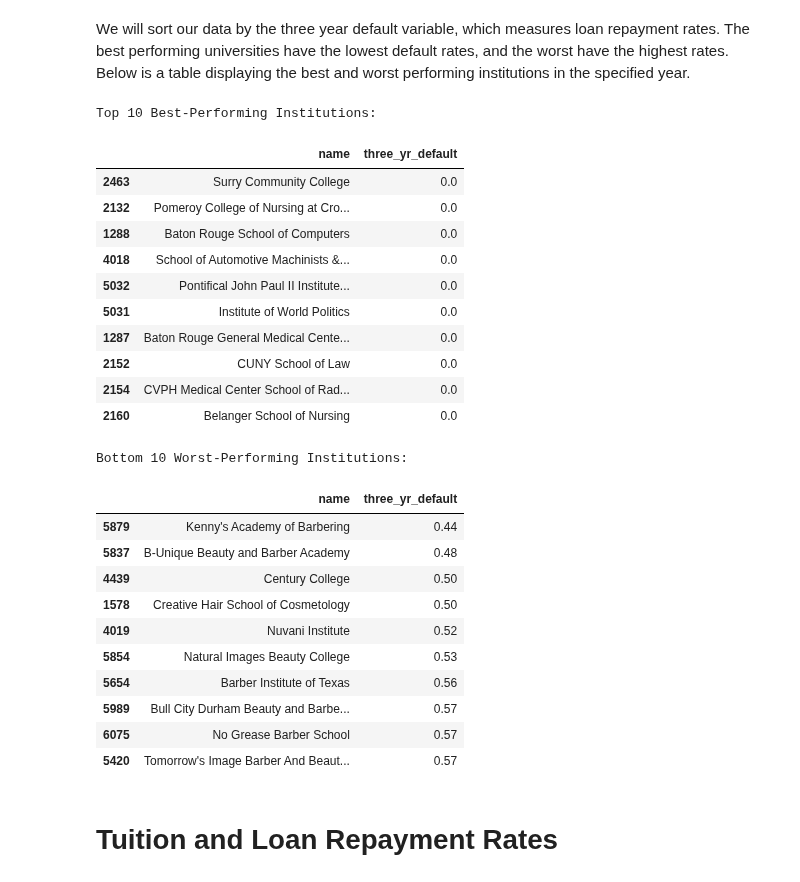
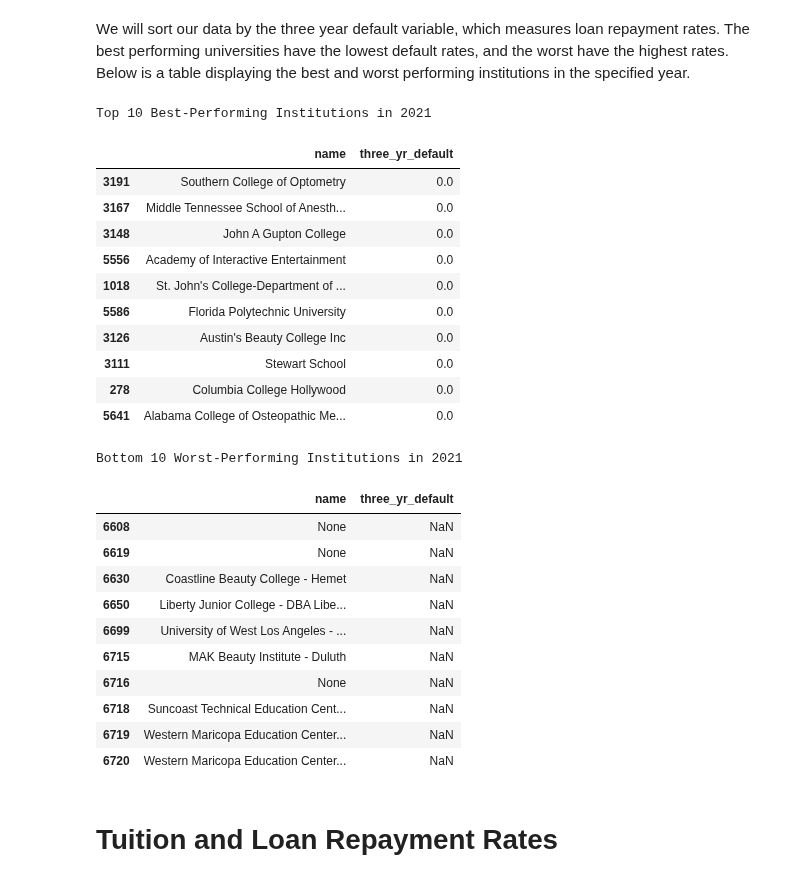
Before and after one commit to sophiagzf/teamHoward, a Jupyter notebook: create_report.ipynb, the cells around one changed output. Saved outputs shown, nothing was run; the diff lists cells and outputs as text; code cells hidden in the pictures.

```diff
--- a/create_report.ipynb
+++ b/create_report.ipynb
@@ -107,43 +109,46 @@ We will sort our data by the three year default variable, which measures loan re
 # %%
 # Extract the bottom 10 institutions
 worst_performing = df.sort_values(by='three_yr_default').tail(10)
 
 # Extract the top 10 institutions
 best_performing = df.sort_values(by='three_yr_default').head(10)
 
 best_performing_output = best_performing.loc[:, ['name', 'three_yr_default']]
 worst_performing_output = worst_performing.loc[:, ['name', 'three_yr_default']]
 
-print("Top 10 Best-Performing Institutions:")
+# Extract specified year
+yr = str.split(YEAR, "-")[0]
+
+print("Top 10 Best-Performing Institutions in", yr)
 display(best_performing_output)
 
-print("\nBottom 10 Worst-Performing Institutions:")
+print("\nBottom 10 Worst-Performing Institutions in", yr)
 display(worst_performing_output)
 # %% [output]
-Top 10 Best-Performing Institutions:
+Top 10 Best-Performing Institutions in 2021
 |  | name | three_yr_default |
-| 2463 | Surry Community College | 0.0 |
-| 2132 | Pomeroy College of Nursing at Cro... | 0.0 |
-| 1288 | Baton Rouge School of Computers | 0.0 |
-| 4018 | School of Automotive Machinists &... | 0.0 |
-| 5032 | Pontifical John Paul II Institute... | 0.0 |
-| 5031 | Institute of World Politics | 0.0 |
-| 1287 | Baton Rouge General Medical Cente... | 0.0 |
-| 2152 | CUNY School of Law | 0.0 |
-| 2154 | CVPH Medical Center School of Rad... | 0.0 |
-| 2160 | Belanger School of Nursing | 0.0 |
+| 3191 | Southern College of Optometry | 0.0 |
+| 3167 | Middle Tennessee School of Anesth... | 0.0 |
+| 3148 | John A Gupton College | 0.0 |
+| 5556 | Academy of Interactive Entertainment | 0.0 |
+| 1018 | St. John's College-Department of ... | 0.0 |
+| 5586 | Florida Polytechnic University | 0.0 |
+| 3126 | Austin's Beauty College Inc | 0.0 |
+| 3111 | Stewart School | 0.0 |
+| 278 | Columbia College Hollywood | 0.0 |
+| 5641 | Alabama College of Osteopathic Me... | 0.0 |
-Bottom 10 Worst-Performing Institutions:
+Bottom 10 Worst-Performing Institutions in 2021
 |  | name | three_yr_default |
-| 5879 | Kenny's Academy of Barbering | 0.44 |
-| 5837 | B-Unique Beauty and Barber Academy | 0.48 |
-| 4439 | Century College | 0.50 |
-| 1578 | Creative Hair School of Cosmetology | 0.50 |
-| 4019 | Nuvani Institute | 0.52 |
-| 5854 | Natural Images Beauty College | 0.53 |
-| 5654 | Barber Institute of Texas | 0.56 |
-| 5989 | Bull City Durham Beauty and Barbe... | 0.57 |
-| 6075 | No Grease Barber School | 0.57 |
-| 5420 | Tomorrow's Image Barber And Beaut... | 0.57 |
+| 6608 | None | NaN |
+| 6619 | None | NaN |
+| 6630 | Coastline Beauty College - Hemet | NaN |
+| 6650 | Liberty Junior College - DBA Libe... | NaN |
+| 6699 | University of West Los Angeles - ... | NaN |
+| 6715 | MAK Beauty Institute - Duluth | NaN |
+| 6716 | None | NaN |
+| 6718 | Suncoast Technical Education Cent... | NaN |
+| 6719 | Western Maricopa Education Center... | NaN |
+| 6720 | Western Maricopa Education Center... | NaN |
 # %%
 # Can export to a PDF if desired
 # OPTIONAL: don't need to run
```
Also changed, not shown: parts of 2 cells of this notebook.
